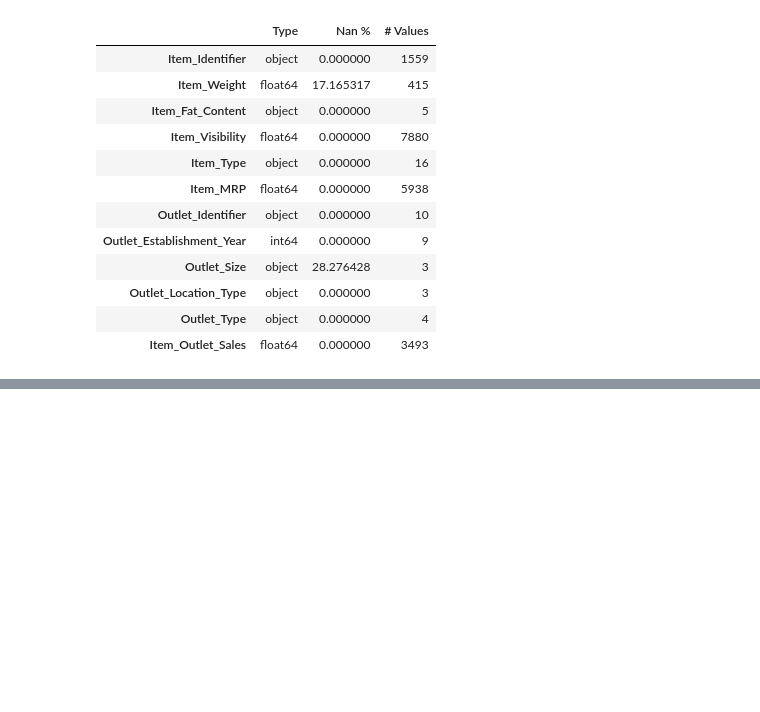
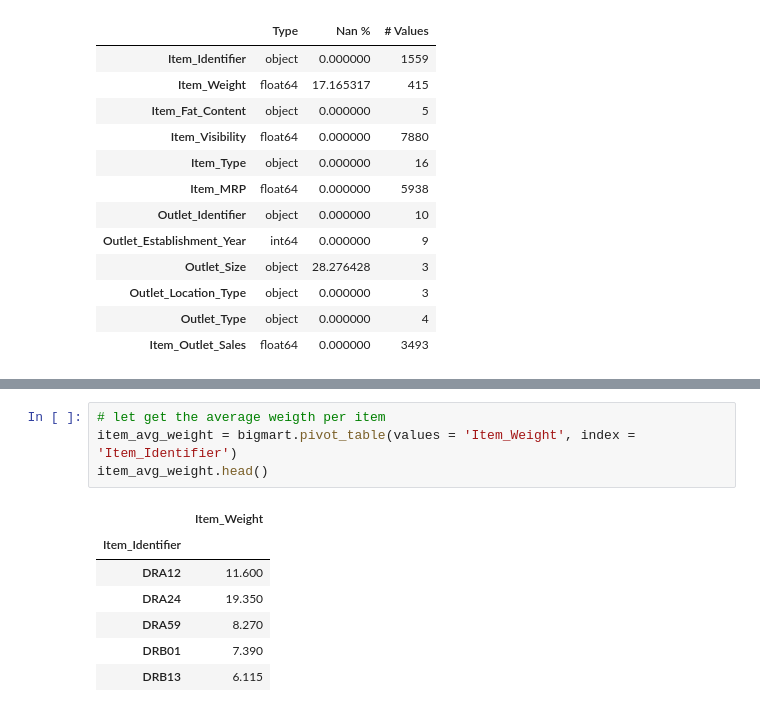
Before and after one commit to SirTee12/Big-Mart-Sales-Forecasting, a Jupyter notebook: Analysis-and-prediction-of-sales-data.ipynb, the cells around one changed output, grey strips where cells are left out. Drawn from its saved outputs; the diff is of its cells as text; blank space fills up the shorter version.

```diff
--- a/Analysis-and-prediction-of-sales-data.ipynb
+++ b/Analysis-and-prediction-of-sales-data.ipynb
@@ -225,0 +243,12 @@ Name: Outlet_Type, dtype: int64
+# %%
+# let get the average weigth per item
+item_avg_weight = bigmart.pivot_table(values = 'Item_Weight', index = 'Item_Identifier')
+item_avg_weight.head()
+# %% [output]
+|  | Item_Weight |
+| Item_Identifier |  |
+| DRA12 | 11.600 |
+| DRA24 | 19.350 |
+| DRA59 | 8.270 |
+| DRB01 | 7.390 |
+| DRB13 | 6.115 |
```
Also changed, not shown: parts of 17 cells of this notebook.
